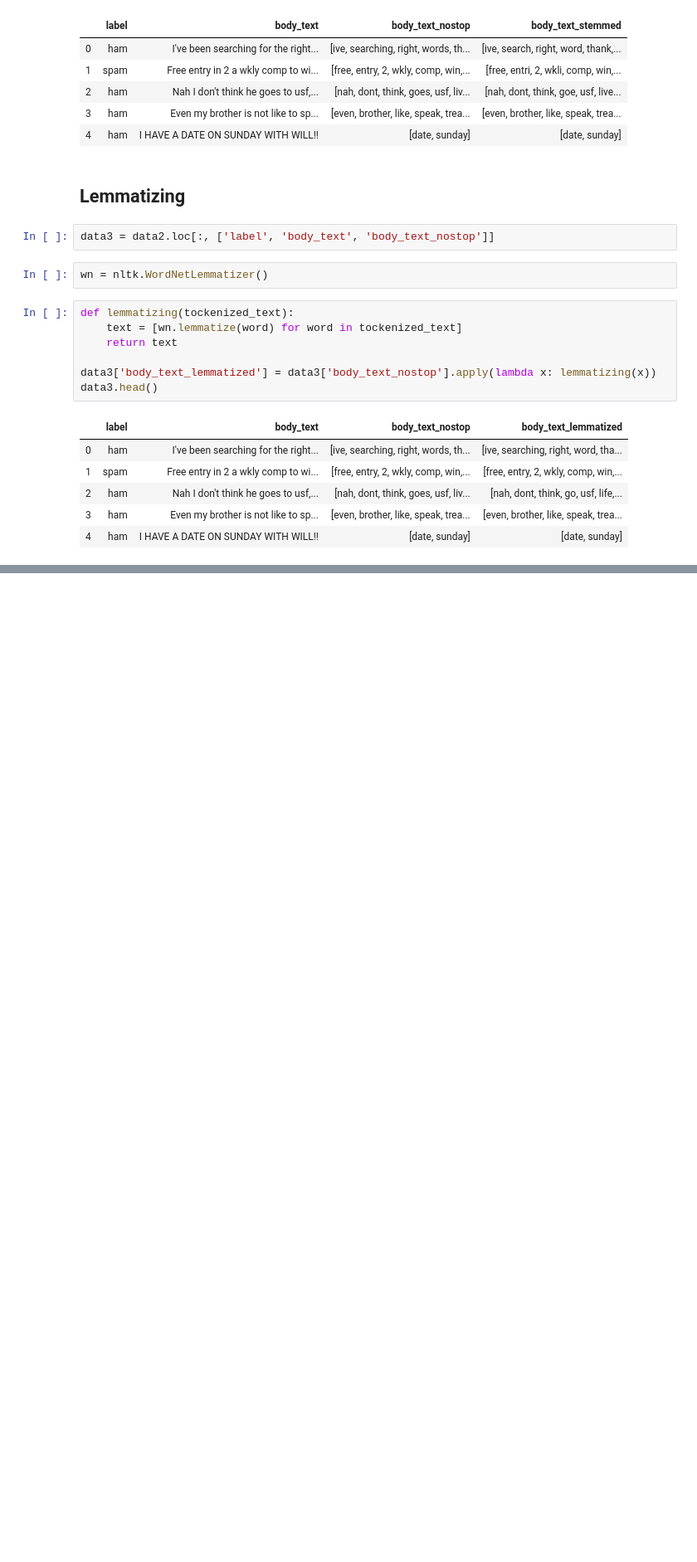
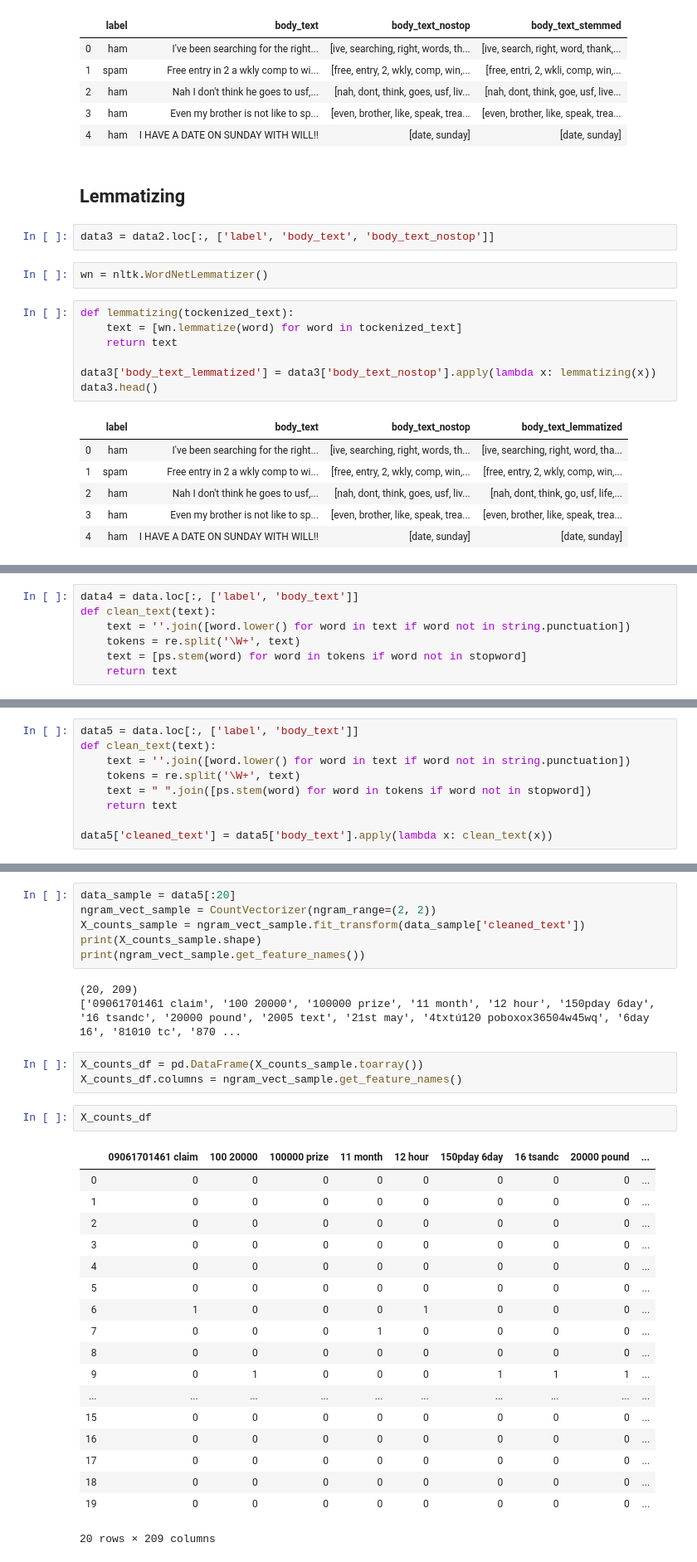
Before and after one commit to GhaidEwawi/nlp-python, a Jupyter notebook: nlp-python.ipynb, the cells around one changed output, grey strips where cells are left out. Shown: that part at 83% size. Saved outputs shown, nothing was run; the diff lists cells and outputs as text; blank space fills up the shorter version.

Commit message:
ngram and count vectorizer

```diff
--- a/nlp-python.ipynb
+++ b/nlp-python.ipynb
@@ -178,0 +182,7 @@ data3.head()
+# %%
+data4 = data.loc[:, ['label', 'body_text']]
+def clean_text(text):
+    text = ''.join([word.lower() for word in text if word not in string.punctuation])
+    tokens = re.split('\W+', text)
+    text = [ps.stem(word) for word in tokens if word not in stopword]
+    return text
@@ -178,0 +244,9 @@ data3.head()
+# %%
+data5 = data.loc[:, ['label', 'body_text']]
+def clean_text(text):
+    text = ''.join([word.lower() for word in text if word not in string.punctuation])
+    tokens = re.split('\W+', text)
+    text = " ".join([ps.stem(word) for word in tokens if word not in stopword])
+    return text
+
+data5['cleaned_text'] = data5['body_text'].apply(lambda x: clean_text(x))
@@ -178,0 +273,33 @@ data3.head()
+# %%
+data_sample = data5[:20]
+ngram_vect_sample = CountVectorizer(ngram_range=(2, 2))
+X_counts_sample = ngram_vect_sample.fit_transform(data_sample['cleaned_text'])
+print(X_counts_sample.shape)
+print(ngram_vect_sample.get_feature_names())
+# %% [output]
+(20, 209)
+['09061701461 claim', '100 20000', '100000 prize', '11 month', '12 hour', '150pday 6day', '16 tsandc', '20000 pound', '2005 text', '21st may', '4txtú120 poboxox36504w45wq', '6day 16', '81010 tc', '870 ...
+# %%
+X_counts_df = pd.DataFrame(X_counts_sample.toarray())
+X_counts_df.columns = ngram_vect_sample.get_feature_names()
+# %%
+X_counts_df
+# %% [output]
+|  | 09061701461 claim | 100 20000 | 100000 prize | 11 month | 12 hour | 150pday 6day | 16 tsandc | 20000 pound | ... |
+| 0 | 0 | 0 | 0 | 0 | 0 | 0 | 0 | 0 | ... |
+| 1 | 0 | 0 | 0 | 0 | 0 | 0 | 0 | 0 | ... |
+| 2 | 0 | 0 | 0 | 0 | 0 | 0 | 0 | 0 | ... |
+| 3 | 0 | 0 | 0 | 0 | 0 | 0 | 0 | 0 | ... |
+| 4 | 0 | 0 | 0 | 0 | 0 | 0 | 0 | 0 | ... |
+| 5 | 0 | 0 | 0 | 0 | 0 | 0 | 0 | 0 | ... |
+| 6 | 1 | 0 | 0 | 0 | 1 | 0 | 0 | 0 | ... |
+| 7 | 0 | 0 | 0 | 1 | 0 | 0 | 0 | 0 | ... |
+| 8 | 0 | 0 | 0 | 0 | 0 | 0 | 0 | 0 | ... |
+| 9 | 0 | 1 | 0 | 0 | 0 | 1 | 1 | 1 | ... |
+| ... | ... | ... | ... | ... | ... | ... | ... | ... | ... |
+| 15 | 0 | 0 | 0 | 0 | 0 | 0 | 0 | 0 | ... |
+| 16 | 0 | 0 | 0 | 0 | 0 | 0 | 0 | 0 | ... |
+| 17 | 0 | 0 | 0 | 0 | 0 | 0 | 0 | 0 | ... |
+| 18 | 0 | 0 | 0 | 0 | 0 | 0 | 0 | 0 | ... |
+| 19 | 0 | 0 | 0 | 0 | 0 | 0 | 0 | 0 | ... |
+20 rows × 209 columns
```
Also changed, not shown: parts of 15 cells of this notebook.
